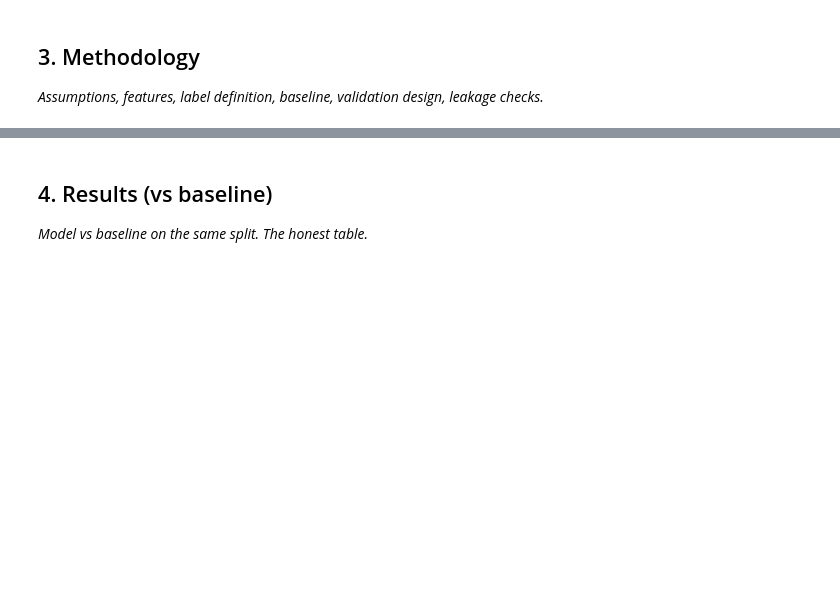
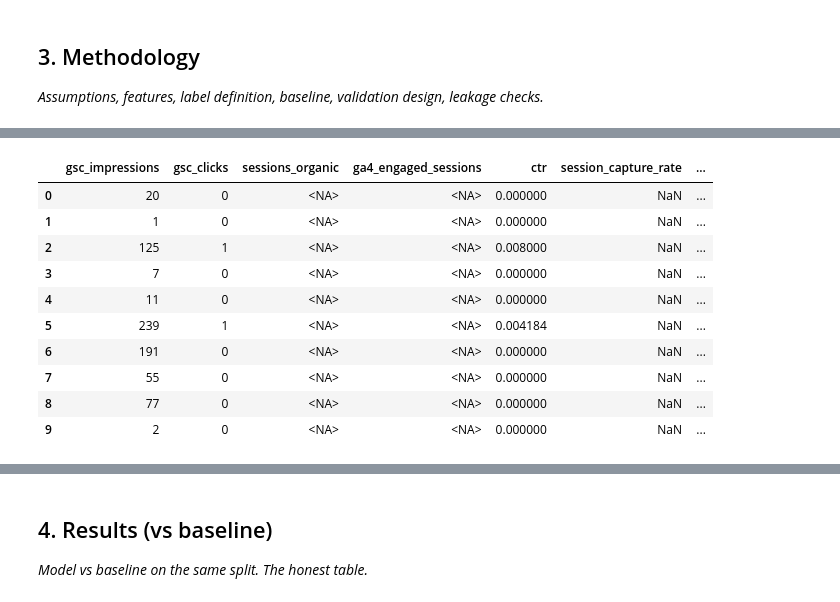
Before and after one commit to itsayeshaqamar/flyrank-mlinternship-ayesha, a Jupyter notebook: work/notebooks/capstone.ipynb, the cells around one changed output, grey strips where cells are left out. Saved outputs shown, nothing was run; the diff lists cells and outputs as text; code cells hidden in the pictures; blank space fills up the shorter version.

```diff
--- a/work/notebooks/capstone.ipynb
+++ b/work/notebooks/capstone.ipynb
@@ -14,3 +89,22 @@ This skeleton is yours to fill. Work the sections **in order** — each one has
 ## 2. Data
 
 *Which release, which tables, date windows, what you excluded and why. Public-safe.*
+# %%
+# ============================================================
+# Section 2 — Data
+# ============================================================
+
+# Install the packages needed to access the FlyRank warehouse.
+!pip -q install duckdb huggingface_hub
+
+import duckdb
+import os
+import pandas as pd
+
+# ------------------------------------------------------------
+# 1. Connect to DuckDB
+# ------------------------------------------------------------
+
+con = duckdb.connect()
+
+print("DuckDB connection established.")
@@ -20,0 +656,60 @@ This skeleton is yours to fill. Work the sections **in order** — each one has
+# %%
+# ============================================================
+# Section 3 — Methodology
+# 1. Create observed funnel efficiency metrics
+# ============================================================
+
+import numpy as np
+
+funnel_df = analysis_df.copy()
+
+# ------------------------------------------------------------
+# CTR: clicks generated from search impressions
+# ------------------------------------------------------------
+funnel_df["ctr"] = np.where(
+    funnel_df["gsc_impressions"] > 0,
+    funnel_df["gsc_clicks"] / funnel_df["gsc_impressions"],
+    np.nan
+)
+
+# ------------------------------------------------------------
+# Session capture rate:
+# organic sessions relative to GSC clicks
+#
+# This is treated as an observed cross-system efficiency
+# signal, not as a strict user-level conversion rate.
+# ------------------------------------------------------------
+funnel_df["session_capture_rate"] = np.where(
+    (funnel_df["gsc_clicks"] > 0) &
+    funnel_df["sessions_organic"].notna(),
+    funnel_df["sessions_organic"] / funnel_df["gsc_clicks"],
+    np.nan
+)
+
+# ------------------------------------------------------------
+# Engagement rate:
+# engaged sessions relative to organic sessions
+# ------------------------------------------------------------
+funnel_df["engagement_rate"] = np.where(
+    (funnel_df["sessions_organic"] > 0) &
+    funnel_df["ga4_engaged_sessions"].notna(),
+    funnel_df["ga4_engaged_sessions"] / funnel_df["sessions_organic"],
+    np.nan
+)
+
+print("Funnel metrics created.")
+
+display(
+    funnel_df[
+        [
+            "gsc_impressions",
+            "gsc_clicks",
+            "sessions_organic",
+            "ga4_engaged_sessions",
+            "ctr",
+            "session_capture_rate",
+            "engagement_rate"
+        ]
+    ].head(10)
+)
+# %% [output]
@@ -20,0 +717,11 @@ This skeleton is yours to fill. Work the sections **in order** — each one has
+|  | gsc_impressions | gsc_clicks | sessions_organic | ga4_engaged_sessions | ctr | session_capture_rate | ... |
+| 0 | 20 | 0 | <NA> | <NA> | 0.000000 | NaN | ... |
+| 1 | 1 | 0 | <NA> | <NA> | 0.000000 | NaN | ... |
+| 2 | 125 | 1 | <NA> | <NA> | 0.008000 | NaN | ... |
+| 3 | 7 | 0 | <NA> | <NA> | 0.000000 | NaN | ... |
+| 4 | 11 | 0 | <NA> | <NA> | 0.000000 | NaN | ... |
+| 5 | 239 | 1 | <NA> | <NA> | 0.004184 | NaN | ... |
+| 6 | 191 | 0 | <NA> | <NA> | 0.000000 | NaN | ... |
+| 7 | 55 | 0 | <NA> | <NA> | 0.000000 | NaN | ... |
+| 8 | 77 | 0 | <NA> | <NA> | 0.000000 | NaN | ... |
+| 9 | 2 | 0 | <NA> | <NA> | 0.000000 | NaN | ... |
```
Also changed, not shown: parts of 44 cells of this notebook.
